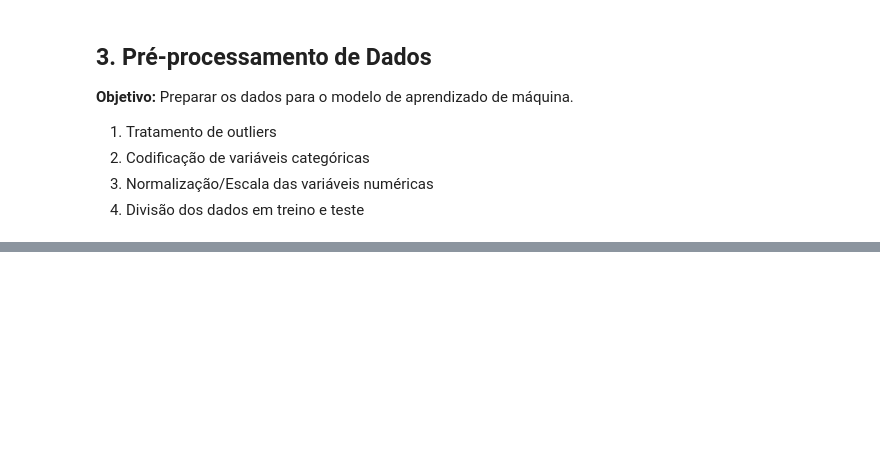
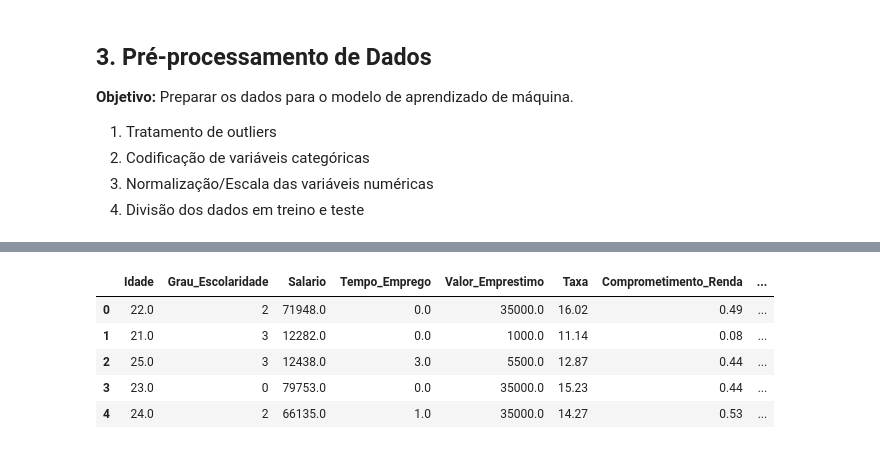
Before and after one commit to beatrizalmeidaf/credit-scoring-ml-classification, a Jupyter notebook: main.ipynb, the cells around one changed output, grey strips where cells are left out. Saved outputs shown, nothing was run; the diff lists cells and outputs as text; code cells hidden in the pictures; blank space fills up the shorter version.

```diff
--- a/main.ipynb
+++ b/main.ipynb
@@ -218,0 +257,25 @@ plt.show()
+# %%
+ohe = OneHotEncoder(sparse_output=False, drop="first") # evita multicolinearidade
+
+variaveis_categoricas_ohe = ["Sexo", "Moradia", "Proposito"]
+encoded_data = ohe.fit_transform(data[variaveis_categoricas_ohe])
+
+df = pd.DataFrame(encoded_data, columns=ohe.get_feature_names_out(variaveis_categoricas_ohe), index=data.index)
+
+data = data.drop(columns=variaveis_categoricas_ohe).join(df)
+# %%
+lb = LabelBinarizer()
+
+data["Inadimplencias_Anteriores"] =lb.fit_transform(data["Inadimplencias_Anteriores"])
+# %%
+label_encoder = LabelEncoder()
+data["Grau_Escolaridade"] = label_encoder.fit_transform(data["Grau_Escolaridade"])
+# %%
+data.head()
+# %% [output]
+|  | Idade | Grau_Escolaridade | Salario | Tempo_Emprego | Valor_Emprestimo | Taxa | Comprometimento_Renda | ... |
+| 0 | 22.0 | 2 | 71948.0 | 0.0 | 35000.0 | 16.02 | 0.49 | ... |
+| 1 | 21.0 | 3 | 12282.0 | 0.0 | 1000.0 | 11.14 | 0.08 | ... |
+| 2 | 25.0 | 3 | 12438.0 | 3.0 | 5500.0 | 12.87 | 0.44 | ... |
+| 3 | 23.0 | 0 | 79753.0 | 0.0 | 35000.0 | 15.23 | 0.44 | ... |
+| 4 | 24.0 | 2 | 66135.0 | 1.0 | 35000.0 | 14.27 | 0.53 | ... |
```
Also changed, not shown: parts of 7 cells of this notebook.
